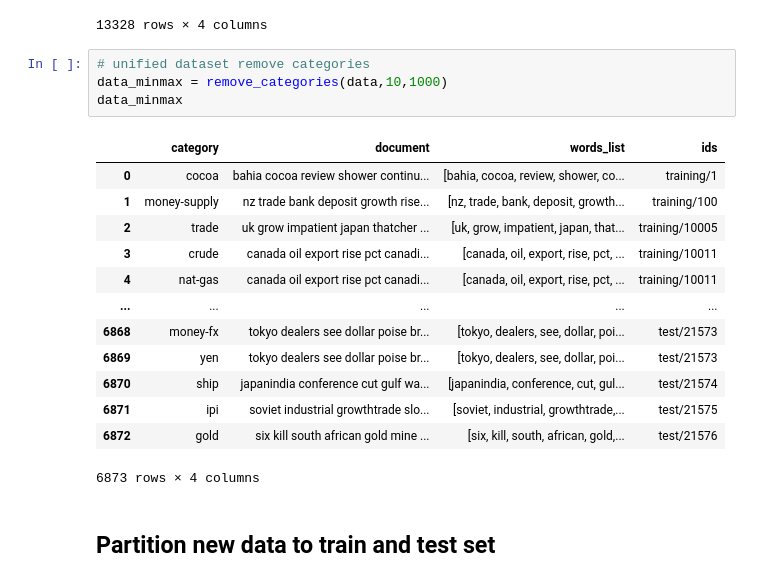
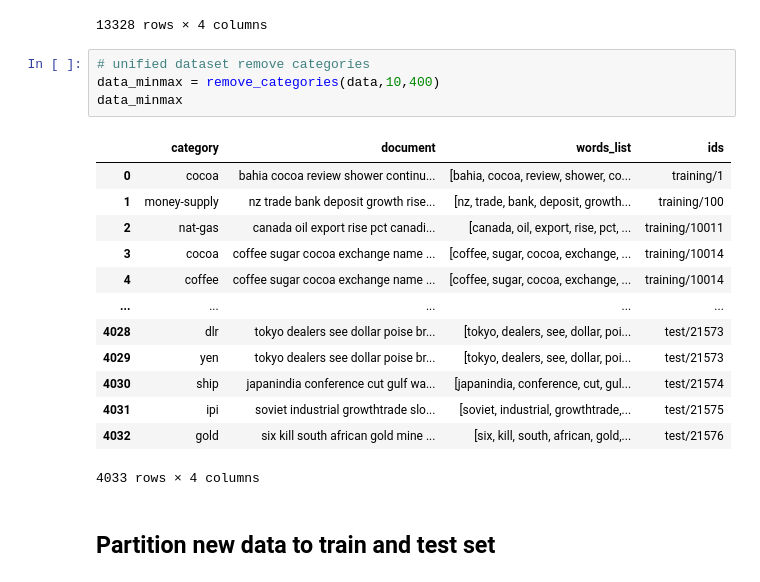
Before and after one commit to JoonasAN/NLP-and-Text-Mining-Project, a Jupyter notebook: project.ipynb, the cells around one changed output. Drawn from its saved outputs; the diff is of its cells as text.

```diff
--- a/project.ipynb
+++ b/project.ipynb
@@ -979,22 +963,22 @@ data
 13328 rows × 4 columns
 # %%
 # unified dataset remove categories
-data_minmax = remove_categories(data,10,1000)
+data_minmax = remove_categories(data,10,400)
 data_minmax
 # %% [output]
 |  | category | document | words_list | ids |
 | 0 | cocoa | bahia cocoa review shower continu... | [bahia, cocoa, review, shower, co... | training/1 |
 | 1 | money-supply | nz trade bank deposit growth rise... | [nz, trade, bank, deposit, growth... | training/100 |
-| 2 | trade | uk grow impatient japan thatcher ... | [uk, grow, impatient, japan, that... | training/10005 |
-| 3 | crude | canada oil export rise pct canadi... | [canada, oil, export, rise, pct, ... | training/10011 |
-| 4 | nat-gas | canada oil export rise pct canadi... | [canada, oil, export, rise, pct, ... | training/10011 |
+| 2 | nat-gas | canada oil export rise pct canadi... | [canada, oil, export, rise, pct, ... | training/10011 |
+| 3 | cocoa | coffee sugar cocoa exchange name ... | [coffee, sugar, cocoa, exchange, ... | training/10014 |
+| 4 | coffee | coffee sugar cocoa exchange name ... | [coffee, sugar, cocoa, exchange, ... | training/10014 |
 | ... | ... | ... | ... | ... |
-| 6868 | money-fx | tokyo dealers see dollar poise br... | [tokyo, dealers, see, dollar, poi... | test/21573 |
-| 6869 | yen | tokyo dealers see dollar poise br... | [tokyo, dealers, see, dollar, poi... | test/21573 |
-| 6870 | ship | japanindia conference cut gulf wa... | [japanindia, conference, cut, gul... | test/21574 |
-| 6871 | ipi | soviet industrial growthtrade slo... | [soviet, industrial, growthtrade,... | test/21575 |
-| 6872 | gold | six kill south african gold mine ... | [six, kill, south, african, gold,... | test/21576 |
+| 4028 | dlr | tokyo dealers see dollar poise br... | [tokyo, dealers, see, dollar, poi... | test/21573 |
+| 4029 | yen | tokyo dealers see dollar poise br... | [tokyo, dealers, see, dollar, poi... | test/21573 |
+| 4030 | ship | japanindia conference cut gulf wa... | [japanindia, conference, cut, gul... | test/21574 |
+| 4031 | ipi | soviet industrial growthtrade slo... | [soviet, industrial, growthtrade,... | test/21575 |
+| 4032 | gold | six kill south african gold mine ... | [six, kill, south, african, gold,... | test/21576 |
-6873 rows × 4 columns
+4033 rows × 4 columns
 # %% [markdown]
 ## Partition new data to train and test set
 # %%
```
Also changed, not shown: parts of 31 cells of this notebook.
